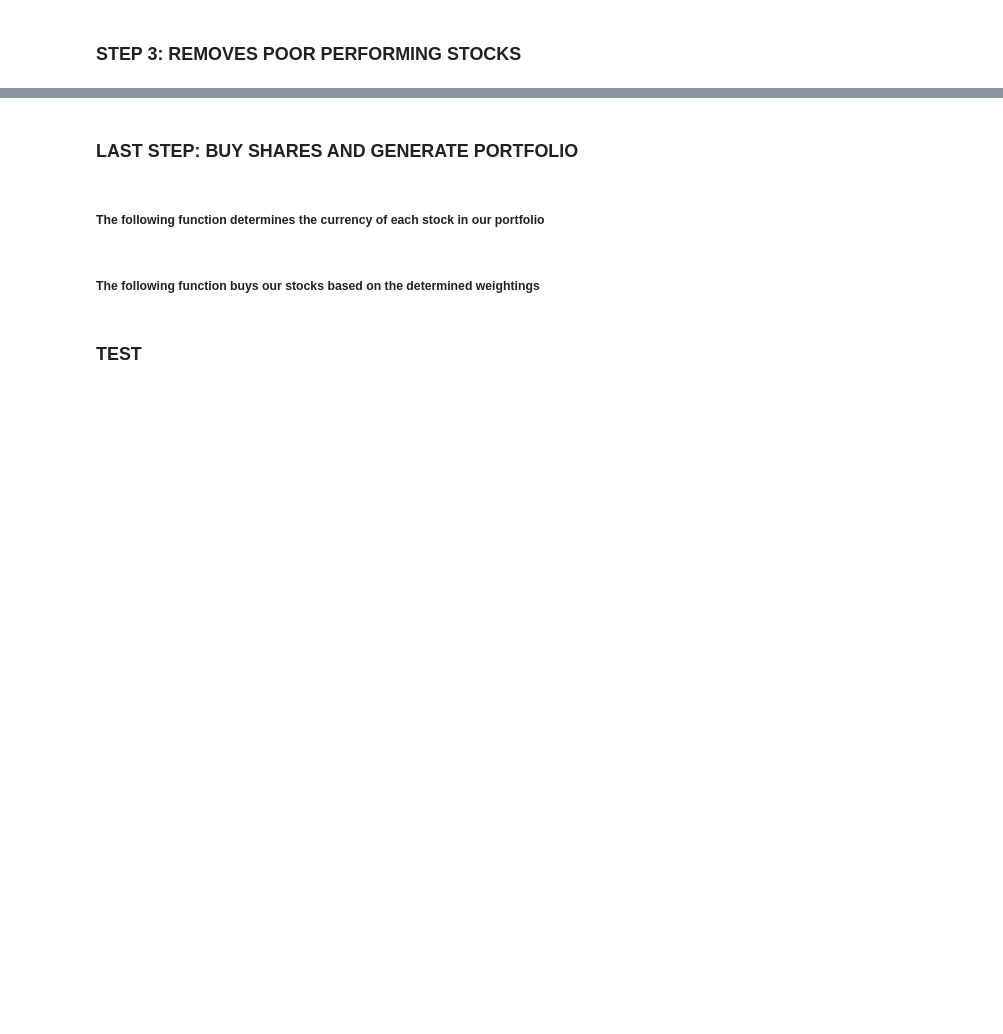
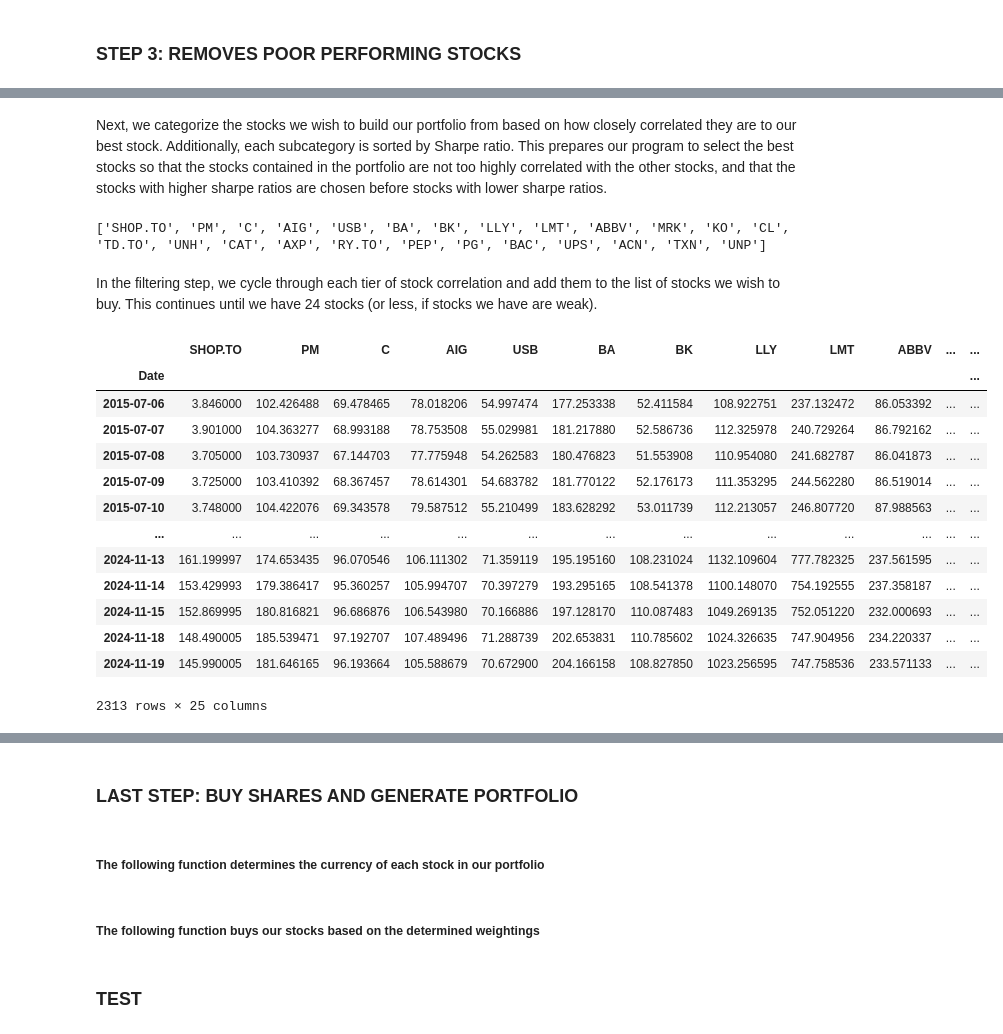
Before and after one commit to JasonLi14/Portfolio-Analyzer, a Jupyter notebook: Team_02_Assignment.ipynb, the cells around one changed output, grey strips where cells are left out. Saved outputs shown, nothing was run; the diff lists cells and outputs as text; code cells hidden in the pictures; blank space fills up the shorter version.

```diff
--- a/Team_02_Assignment.ipynb
+++ b/Team_02_Assignment.ipynb
@@ -411,0 +459,69 @@ stock_close_prices
+# %% [markdown]
+Next, we categorize the stocks we wish to build our portfolio from based on how closely correlated they are to our best stock. Additionally, each subcategory is sorted by Sharpe ratio. This prepares our program to select the best stocks so that the stocks contained in the portfolio are not too highly correlated with the other stocks, and that the stocks with higher sharpe ratios are chosen before stocks with lower sharpe ratios.
+# %%
+def filtering(list_len, stock_correlation_tiers):
+    """
+    This function, when given how long the list will be and categorization of stocks,
+    will return a list of stocks that we want to craft the portfolio from.
+    :param list_len: int
+    :param stock_correlation_tiers: list[list[str]]
+    :return: list[str]
+    """
+    ticker_list = []
+
+    while 0 < len(stock_correlation_tiers) and len(ticker_list) < list_len:
+        sub_list = stock_correlation_tiers[0]
+        while 0 < len(sub_list) and len(ticker_list) < list_len:
+            #print(sub_list[0])
+            ticker_list.append(sub_list[0])
+            sub_list.pop(0)
+
+        stock_correlation_tiers.pop(0)
+
+    '''
+    while len(ticker_list) < list_len:
+        for i in range(len(stock_correlation_tiers)):
+            sub_list = stock_correlation_tiers[i]
+
+            if len(sub_list) > 0:
+                ticker_list.append(sub_list[0])
+                sub_list.pop(0)
+                stock_correlation_tiers[i] = sub_list
+    '''
+
+    return ticker_list
+
+
+ticker_lst = [best_stock]
+
+ticker_lst += filtering(24, stock_correlation_tiers)
+
+print(ticker_lst)
+# %% [output]
+['SHOP.TO', 'PM', 'C', 'AIG', 'USB', 'BA', 'BK', 'LLY', 'LMT', 'ABBV', 'MRK', 'KO', 'CL', 'TD.TO', 'UNH', 'CAT', 'AXP', 'RY.TO', 'PEP', 'PG', 'BAC', 'UPS', 'ACN', 'TXN', 'UNP']
+# %% [markdown]
+In the filtering step, we cycle through each tier of stock correlation and add them to the list of stocks we wish to buy. This continues until we have 24 stocks (or less, if stocks we have are weak).
+# %%
+
+
+#print(stock_sharpe)
+#print(stock_correlation_tiers)
+
+
+stock_close_prices = keep_tickers(close_prices, ticker_lst)
+display(stock_close_prices)
+# %% [output]
+|  | SHOP.TO | PM | C | AIG | USB | BA | BK | LLY | LMT | ABBV | ... | ... |
+| Date |  |  |  |  |  |  |  |  |  |  |  | ... |
+| 2015-07-06 | 3.846000 | 102.426488 | 69.478465 | 78.018206 | 54.997474 | 177.253338 | 52.411584 | 108.922751 | 237.132472 | 86.053392 | ... | ... |
+| 2015-07-07 | 3.901000 | 104.363277 | 68.993188 | 78.753508 | 55.029981 | 181.217880 | 52.586736 | 112.325978 | 240.729264 | 86.792162 | ... | ... |
+| 2015-07-08 | 3.705000 | 103.730937 | 67.144703 | 77.775948 | 54.262583 | 180.476823 | 51.553908 | 110.954080 | 241.682787 | 86.041873 | ... | ... |
+| 2015-07-09 | 3.725000 | 103.410392 | 68.367457 | 78.614301 | 54.683782 | 181.770122 | 52.176173 | 111.353295 | 244.562280 | 86.519014 | ... | ... |
+| 2015-07-10 | 3.748000 | 104.422076 | 69.343578 | 79.587512 | 55.210499 | 183.628292 | 53.011739 | 112.213057 | 246.807720 | 87.988563 | ... | ... |
+| ... | ... | ... | ... | ... | ... | ... | ... | ... | ... | ... | ... | ... |
+| 2024-11-13 | 161.199997 | 174.653435 | 96.070546 | 106.111302 | 71.359119 | 195.195160 | 108.231024 | 1132.109604 | 777.782325 | 237.561595 | ... | ... |
+| 2024-11-14 | 153.429993 | 179.386417 | 95.360257 | 105.994707 | 70.397279 | 193.295165 | 108.541378 | 1100.148070 | 754.192555 | 237.358187 | ... | ... |
+| 2024-11-15 | 152.869995 | 180.816821 | 96.686876 | 106.543980 | 70.166886 | 197.128170 | 110.087483 | 1049.269135 | 752.051220 | 232.000693 | ... | ... |
+| 2024-11-18 | 148.490005 | 185.539471 | 97.192707 | 107.489496 | 71.288739 | 202.653831 | 110.785602 | 1024.326635 | 747.904956 | 234.220337 | ... | ... |
+| 2024-11-19 | 145.990005 | 181.646165 | 96.193664 | 105.588679 | 70.672900 | 204.166158 | 108.827850 | 1023.256595 | 747.758536 | 233.571133 | ... | ... |
+2313 rows × 25 columns
```
Also changed, not shown: parts of 35 cells of this notebook.
